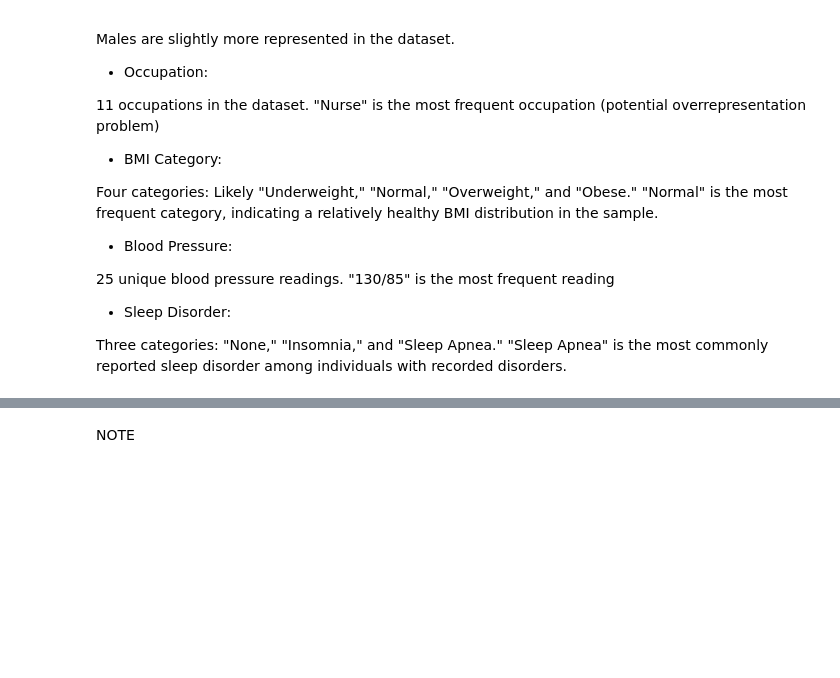
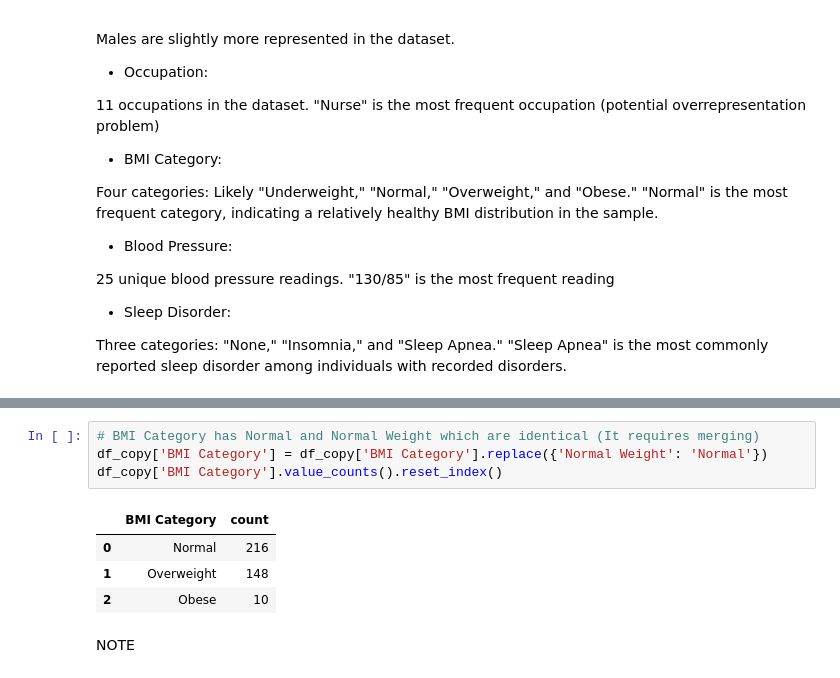
Before and after one commit to Ewa1986/Rest_Wellness_and_Lifestyle, a Jupyter notebook: 02_jupyter_notebooks/etl.ipynb, the cells around one changed output, grey strips where cells are left out. Saved outputs shown, nothing was run; the diff lists cells and outputs as text; blank space fills up the shorter version.

```diff
--- a/02_jupyter_notebooks/etl.ipynb
+++ b/02_jupyter_notebooks/etl.ipynb
@@ -183,2 +186,11 @@ Three categories: "None," "Insomnia," and "Sleep Apnea." "Sleep Apnea" is the mo
+# %%
+# BMI Category has Normal and Normal Weight which are identical (It requires merging)
+df_copy['BMI Category'] = df_copy['BMI Category'].replace({'Normal Weight': 'Normal'})
+df_copy['BMI Category'].value_counts().reset_index()
+# %% [output]
+|  | BMI Category | count |
+| 0 | Normal | 216 |
+| 1 | Overweight | 148 |
+| 2 | Obese | 10 |
 # %% [markdown]
 NOTE
```
Also changed, not shown: parts of 19 cells of this notebook.
